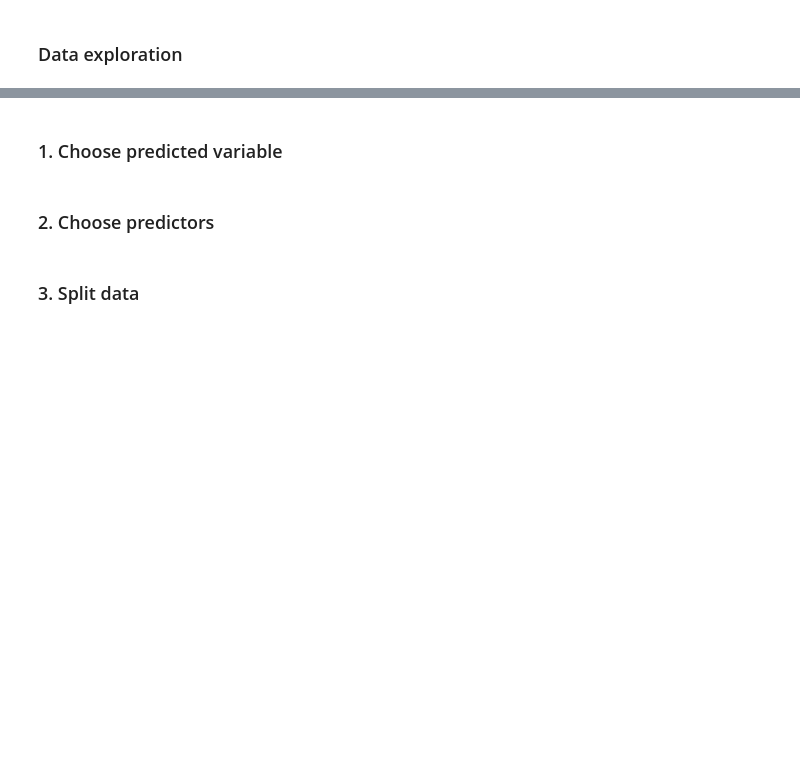
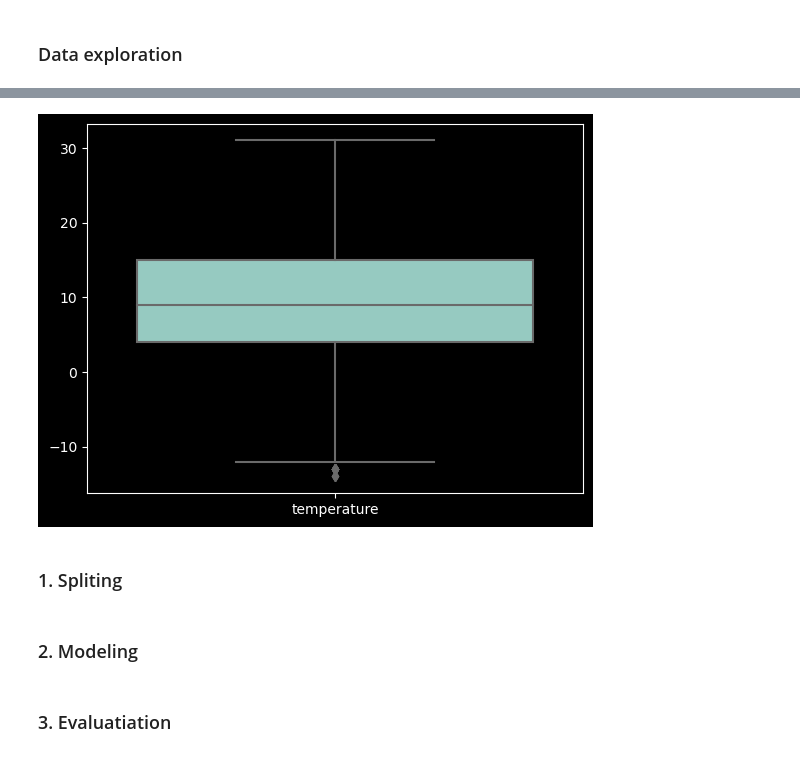
Before and after one commit to Peshkatar/prophet-weather-forecast, a Jupyter notebook: model.ipynb, the cells around one changed output, grey strips where cells are left out. Cells and saved outputs as stored; diff of their text form; code cells hidden in the pictures; blank space fills up the shorter version.

```diff
--- a/model.ipynb
+++ b/model.ipynb
@@ -34,2 +68,6 @@ df.plot(use_index=True, rot=90);
+# %%
+sns.boxplot(data=weather);
+# %% [output]
+[figure, added]
 # %% [markdown]
-### 1. Choose predicted variable
+### 1. Spliting
@@ -36,4 +82,4 @@ df.plot(use_index=True, rot=90);
 # %% [markdown]
-### 2. Choose predictors
+### 2. Modeling
 # %% [markdown]
-### 3. Split data
+### 3. Evaluatiation
```
Also changed, not shown: parts of 19 cells of this notebook.
